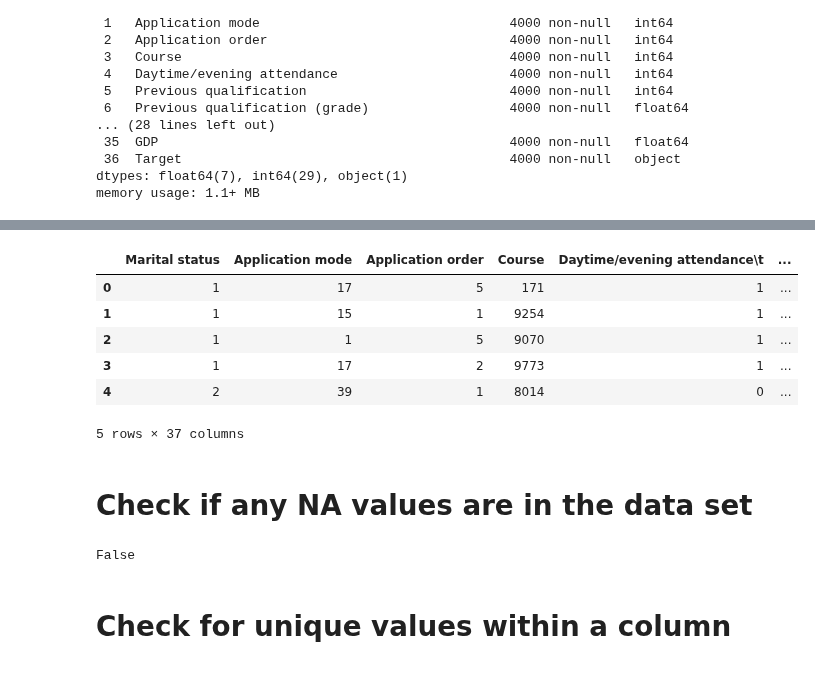
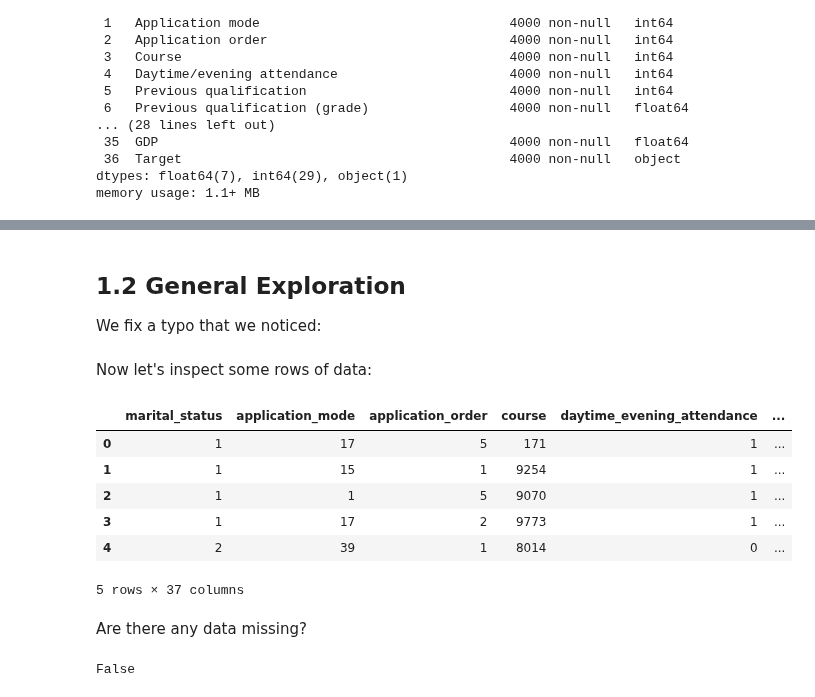
Before and after one commit to MarcoAigner/Machine-Learning-Practical, a Jupyter notebook: project_2/student_dropout.ipynb, the cells around one changed output, grey strips where cells are left out. Cells and saved outputs as stored; diff of their text form; code cells hidden in the pictures.

```diff
--- a/project_2/student_dropout.ipynb
+++ b/project_2/student_dropout.ipynb
@@ -33,18 +72,27 @@ memory usage: 1.1+ MB
+# %%
+# create a list of new column names by replacing spaces and '/' with _ and removing the rest
+snake_case_columns = student_data.columns.map(lambda x: x.lower().replace(' ', '_').replace('/','_').replace('(','').replace(')', '').replace('\t', '').replace('\'s','')).to_list()
+student_data.rename(columns=dict(zip(student_data.columns, snake_case_columns)), inplace=True) # apply the snake_case column names
+# %% [markdown]
+## 1.2 General Exploration
+We fix a typo that we noticed:
+# %%
+student_data.rename(columns={'nacionality':'nationality'}, inplace=True)
+# %% [markdown]
+Now let's inspect some rows of data:
 # %%
-student_data.head(5)
+student_data.head()
 # %% [output]
-|  | Marital status | Application mode | Application order | Course | Daytime/evening attendance\t | ... |
+|  | marital_status | application_mode | application_order | course | daytime_evening_attendance | ... |
 | 0 | 1 | 17 | 5 | 171 | 1 | ... |
 | 1 | 1 | 15 | 1 | 9254 | 1 | ... |
 | 2 | 1 | 1 | 5 | 9070 | 1 | ... |
 | 3 | 1 | 17 | 2 | 9773 | 1 | ... |
 | 4 | 2 | 39 | 1 | 8014 | 0 | ... |
 5 rows × 37 columns
-# %% [markdown]
-# Check if any NA values are in the data set
+# %% [markdown]
+Are there any data missing?
 # %%
 student_data.isnull().values.any()
 # %% [output]
 False
-# %% [markdown]
-# Check for unique values within a column
```
Also changed, not shown: parts of 53 cells of this notebook.
